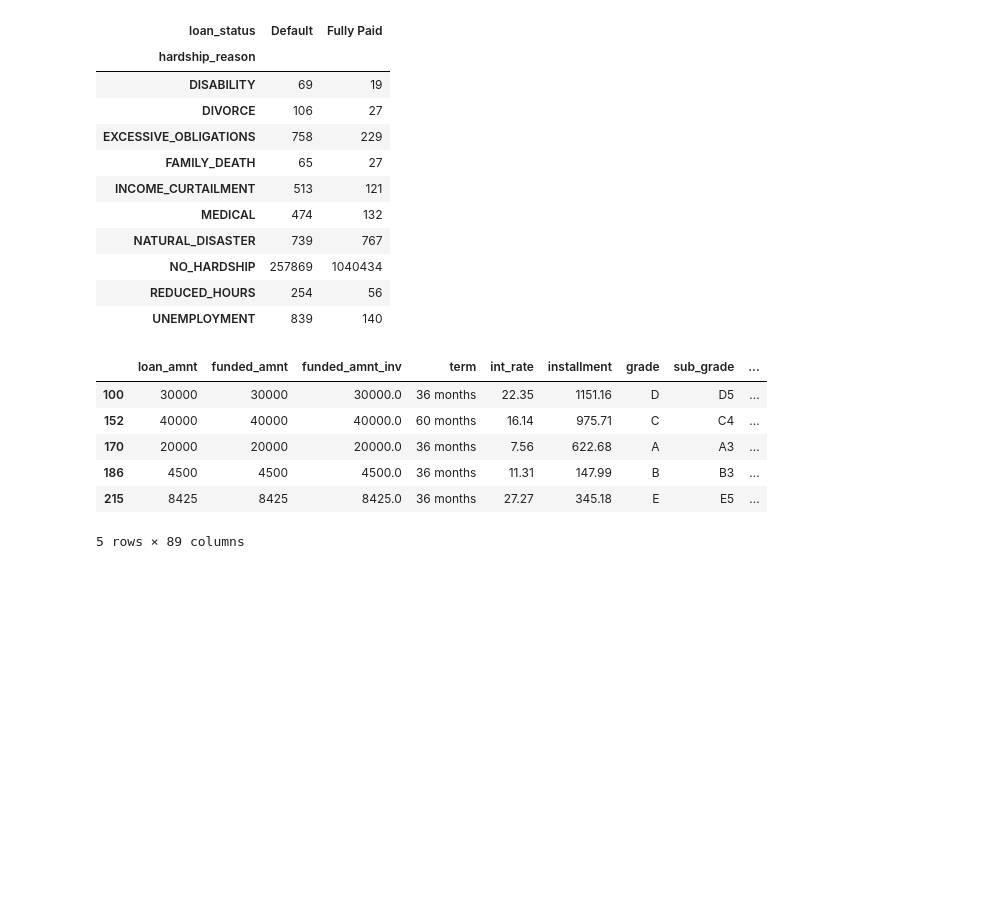
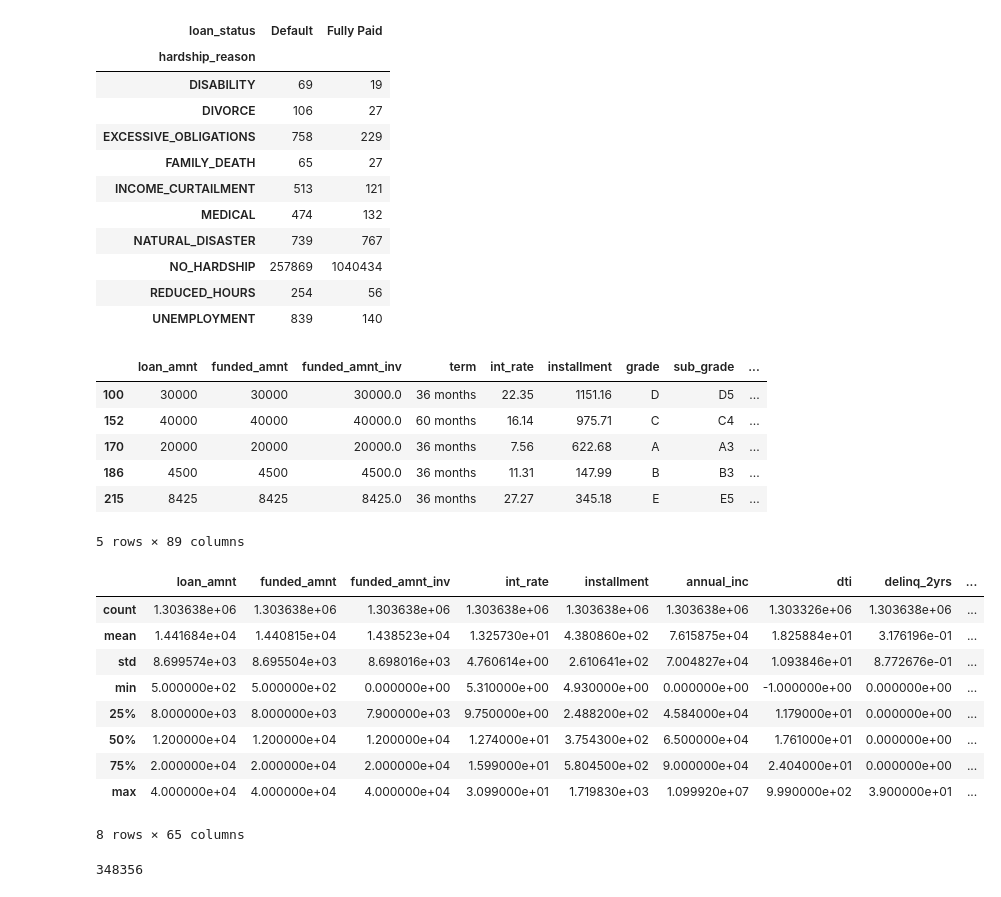
Before and after one commit to kasiakry/MLBigDataset, a Jupyter notebook: lending_club.ipynb, the cells around one changed output. Saved outputs shown, nothing was run; the diff lists cells and outputs as text; code cells hidden in the pictures; blank space fills up the shorter version.

```diff
--- a/lending_club.ipynb
+++ b/lending_club.ipynb
@@ -141,3 +141,21 @@ data1.head(5)
 | 186 | 4500 | 4500 | 4500.0 | 36 months | 11.31 | 147.99 | B | B3 | ... |
 | 215 | 8425 | 8425 | 8425.0 | 36 months | 27.27 | 345.18 | E | E5 | ... |
 5 rows × 89 columns
+# %%
+data1.describe()
+# %% [output]
+|  | loan_amnt | funded_amnt | funded_amnt_inv | int_rate | installment | annual_inc | dti | delinq_2yrs | ... |
+| count | 1.303638e+06 | 1.303638e+06 | 1.303638e+06 | 1.303638e+06 | 1.303638e+06 | 1.303638e+06 | 1.303326e+06 | 1.303638e+06 | ... |
+| mean | 1.441684e+04 | 1.440815e+04 | 1.438523e+04 | 1.325730e+01 | 4.380860e+02 | 7.615875e+04 | 1.825884e+01 | 3.176196e-01 | ... |
+| std | 8.699574e+03 | 8.695504e+03 | 8.698016e+03 | 4.760614e+00 | 2.610641e+02 | 7.004827e+04 | 1.093846e+01 | 8.772676e-01 | ... |
+| min | 5.000000e+02 | 5.000000e+02 | 0.000000e+00 | 5.310000e+00 | 4.930000e+00 | 0.000000e+00 | -1.000000e+00 | 0.000000e+00 | ... |
+| 25% | 8.000000e+03 | 8.000000e+03 | 7.900000e+03 | 9.750000e+00 | 2.488200e+02 | 4.584000e+04 | 1.179000e+01 | 0.000000e+00 | ... |
+| 50% | 1.200000e+04 | 1.200000e+04 | 1.200000e+04 | 1.274000e+01 | 3.754300e+02 | 6.500000e+04 | 1.761000e+01 | 0.000000e+00 | ... |
+| 75% | 2.000000e+04 | 2.000000e+04 | 2.000000e+04 | 1.599000e+01 | 5.804500e+02 | 9.000000e+04 | 2.404000e+01 | 0.000000e+00 | ... |
+| max | 4.000000e+04 | 4.000000e+04 | 4.000000e+04 | 3.099000e+01 | 1.719830e+03 | 1.099920e+07 | 9.990000e+02 | 3.900000e+01 | ... |
+8 rows × 65 columns
+# %%
+nan_rows = data1.isnull().sum(axis = 1)
+nan_rows[nan_rows>0].count()
+# %% [output]
+348356
```
Also changed, not shown: parts of 5 cells of this notebook.
